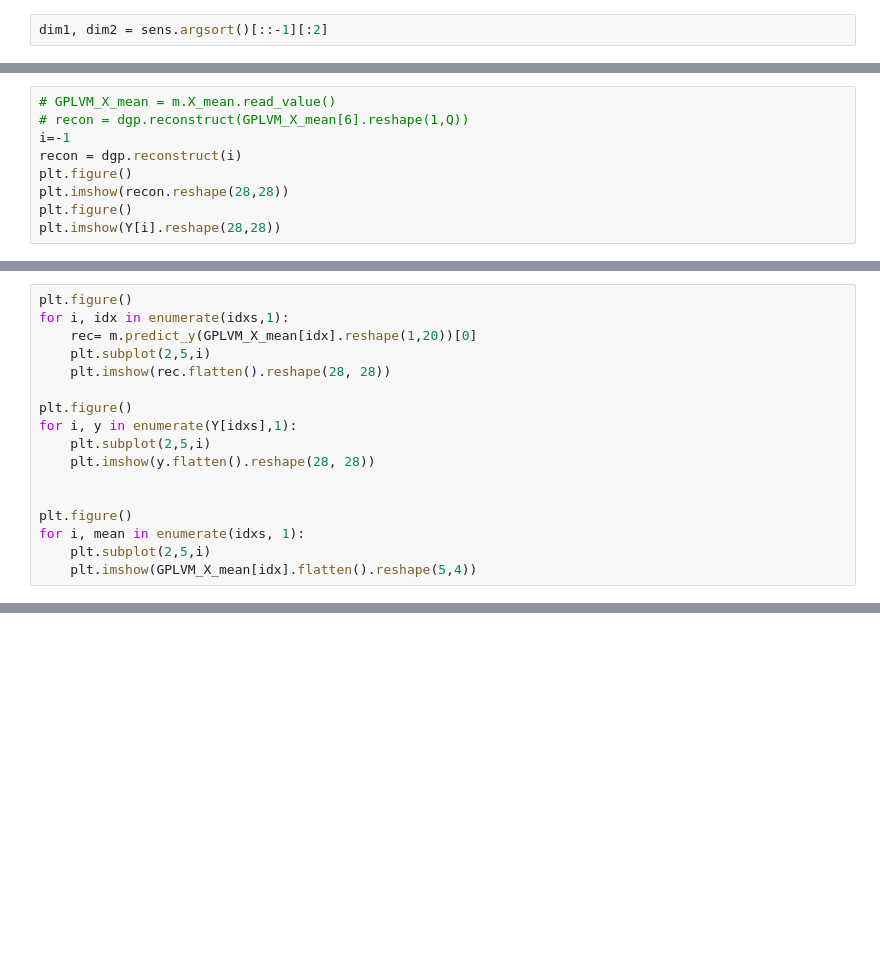
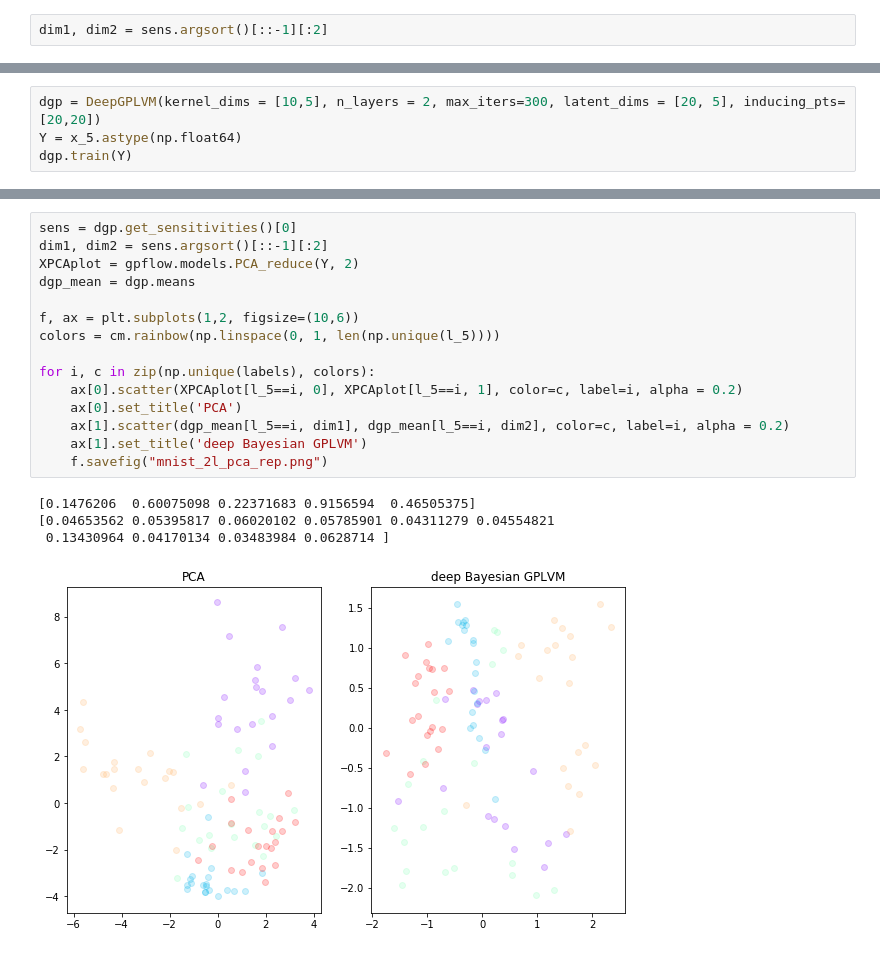
Before and after one commit to seashiva94/DeepGPLVM, a Jupyter notebook: Representation learning using Gaussian Process.ipynb, the cells around one changed output, grey strips where cells are left out. Saved outputs shown, nothing was run; the diff lists cells and outputs as text; blank space fills up the shorter version.

```diff
--- a/Representation learning using Gaussian Process.ipynb
+++ b/Representation learning using Gaussian Process.ipynb
@@ -748,9 +657,0 @@ dgp.train(Y)
-# %%
-# GPLVM_X_mean = m.X_mean.read_value()
-# recon = dgp.reconstruct(GPLVM_X_mean[6].reshape(1,Q))
-i=-1
-recon = dgp.reconstruct(i)
-plt.figure()
-plt.imshow(recon.reshape(28,28))
-plt.figure()
-plt.imshow(Y[i].reshape(28,28))
@@ -802,17 +657,0 @@ AttributeError: ignored
-# %%
-plt.figure()
-for i, idx in enumerate(idxs,1):
-    rec= m.predict_y(GPLVM_X_mean[idx].reshape(1,20))[0]
-    plt.subplot(2,5,i)
-    plt.imshow(rec.flatten().reshape(28, 28))
-
-plt.figure()
-for i, y in enumerate(Y[idxs],1):
-    plt.subplot(2,5,i)
-    plt.imshow(y.flatten().reshape(28, 28))
-
-
-plt.figure()
-for i, mean in enumerate(idxs, 1):
-    plt.subplot(2,5,i)
-    plt.imshow(GPLVM_X_mean[idx].flatten().reshape(5,4))
@@ -849,0 +773,4 @@ for i, mean in enumerate(idxs, 1):
+# %%
+dgp = DeepGPLVM(kernel_dims = [10,5], n_layers = 2, max_iters=300, latent_dims = [20, 5], inducing_pts=[20,20])
+Y = x_5.astype(np.float64)
+dgp.train(Y)
@@ -849,0 +798,20 @@ for i, mean in enumerate(idxs, 1):
+# %%
+sens = dgp.get_sensitivities()[0]
+dim1, dim2 = sens.argsort()[::-1][:2]
+XPCAplot = gpflow.models.PCA_reduce(Y, 2)
+dgp_mean = dgp.means
+
+f, ax = plt.subplots(1,2, figsize=(10,6))
+colors = cm.rainbow(np.linspace(0, 1, len(np.unique(l_5))))
+
+for i, c in zip(np.unique(labels), colors):
+    ax[0].scatter(XPCAplot[l_5==i, 0], XPCAplot[l_5==i, 1], color=c, label=i, alpha = 0.2)
+    ax[0].set_title('PCA')
+    ax[1].scatter(dgp_mean[l_5==i, dim1], dgp_mean[l_5==i, dim2], color=c, label=i, alpha = 0.2)
+    ax[1].set_title('deep Bayesian GPLVM')
+    f.savefig("mnist_2l_pca_rep.png")
+# %% [output]
+[0.1476206  0.60075098 0.22371683 0.9156594  0.46505375]
+[0.04653562 0.05395817 0.06020102 0.05785901 0.04311279 0.04554821
+ 0.13430964 0.04170134 0.03483984 0.0628714 ]
+[figure, added]
```
Also changed, not shown: parts of 85 cells of this notebook.
